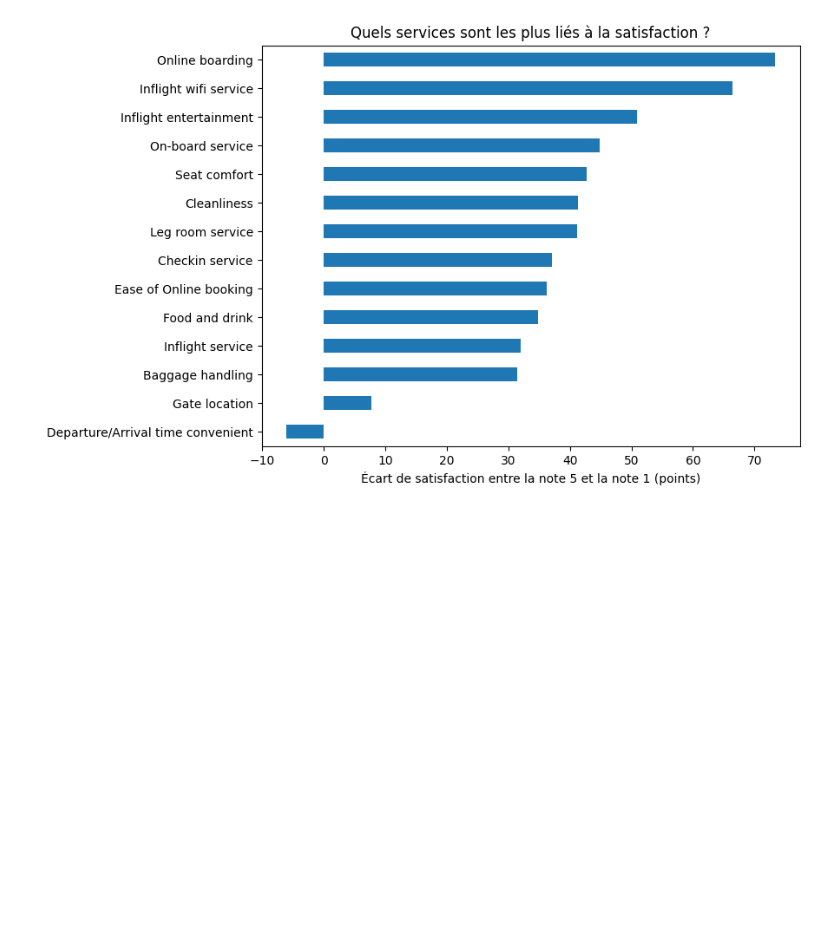
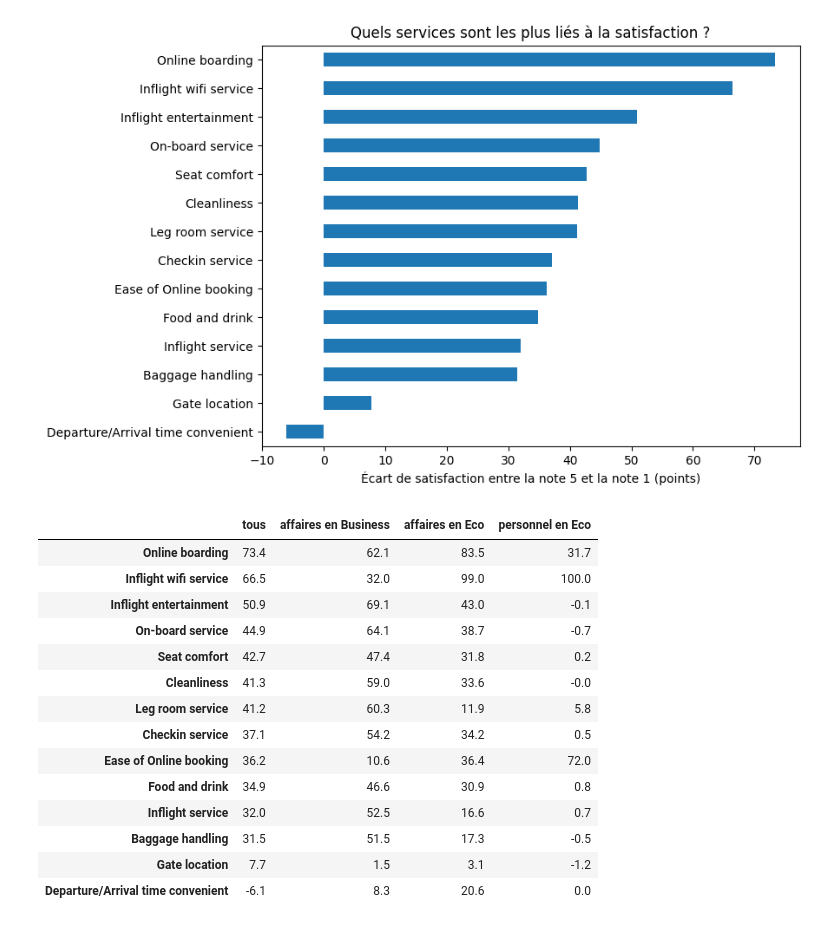
Before and after one commit to Liliedmgs/Rush-3, a Jupyter notebook: notebooks/02_facteurs.ipynb, the cells around one changed output. Cells and saved outputs as stored; diff of their text form; code cells hidden in the pictures; blank space fills up the shorter version.

Commit message:
Facteurs : analyse à profil égal et importance par permutation

```diff
--- a/notebooks/02_facteurs.ipynb
+++ b/notebooks/02_facteurs.ipynb
@@ -46,3 +46,40 @@ plt.savefig(RACINE / "figures" / "02_ecart_par_note.png", bbox_inches="tight")
 plt.show()
 # %% [output]
 [figure]
+# %%
+def ecart(groupe):
+    resultat = {}
+    for note in RATING_COLS:
+        taux = groupe.groupby(note)["satisfait"].mean() * 100
+        resultat[note] = taux[5] - taux[1]
+    return pd.Series(resultat).round(1)
+
+affaires_business = df[(df["Type of Travel"] == "Business travel") & (df["Class"] == "Business")]
+affaires_eco = df[(df["Type of Travel"] == "Business travel") & (df["Class"] == "Eco")]
+perso_eco = df[(df["Type of Travel"] == "Personal Travel") & (df["Class"] == "Eco")]
+
+profil = pd.DataFrame({
+    "tous": ecart(df),
+    "affaires en Business": ecart(affaires_business),
+    "affaires en Eco": ecart(affaires_eco),
+    "personnel en Eco": ecart(perso_eco),
+}).sort_values("tous", ascending=False)
+
+profil.to_csv(RACINE / "results" / "02_ecart_par_profil.csv")
+profil
+# %% [output]
+|  | tous | affaires en Business | affaires en Eco | personnel en Eco |
+| Online boarding | 73.4 | 62.1 | 83.5 | 31.7 |
+| Inflight wifi service | 66.5 | 32.0 | 99.0 | 100.0 |
+| Inflight entertainment | 50.9 | 69.1 | 43.0 | -0.1 |
+| On-board service | 44.9 | 64.1 | 38.7 | -0.7 |
+| Seat comfort | 42.7 | 47.4 | 31.8 | 0.2 |
+| Cleanliness | 41.3 | 59.0 | 33.6 | -0.0 |
+| Leg room service | 41.2 | 60.3 | 11.9 | 5.8 |
+| Checkin service | 37.1 | 54.2 | 34.2 | 0.5 |
+| Ease of Online booking | 36.2 | 10.6 | 36.4 | 72.0 |
+| Food and drink | 34.9 | 46.6 | 30.9 | 0.8 |
+| Inflight service | 32.0 | 52.5 | 16.6 | 0.7 |
+| Baggage handling | 31.5 | 51.5 | 17.3 | -0.5 |
+| Gate location | 7.7 | 1.5 | 3.1 | -1.2 |
+| Departure/Arrival time convenient | -6.1 | 8.3 | 20.6 | 0.0 |
```
Also changed, not shown: parts of 1 cell of this notebook, 2 other files.
